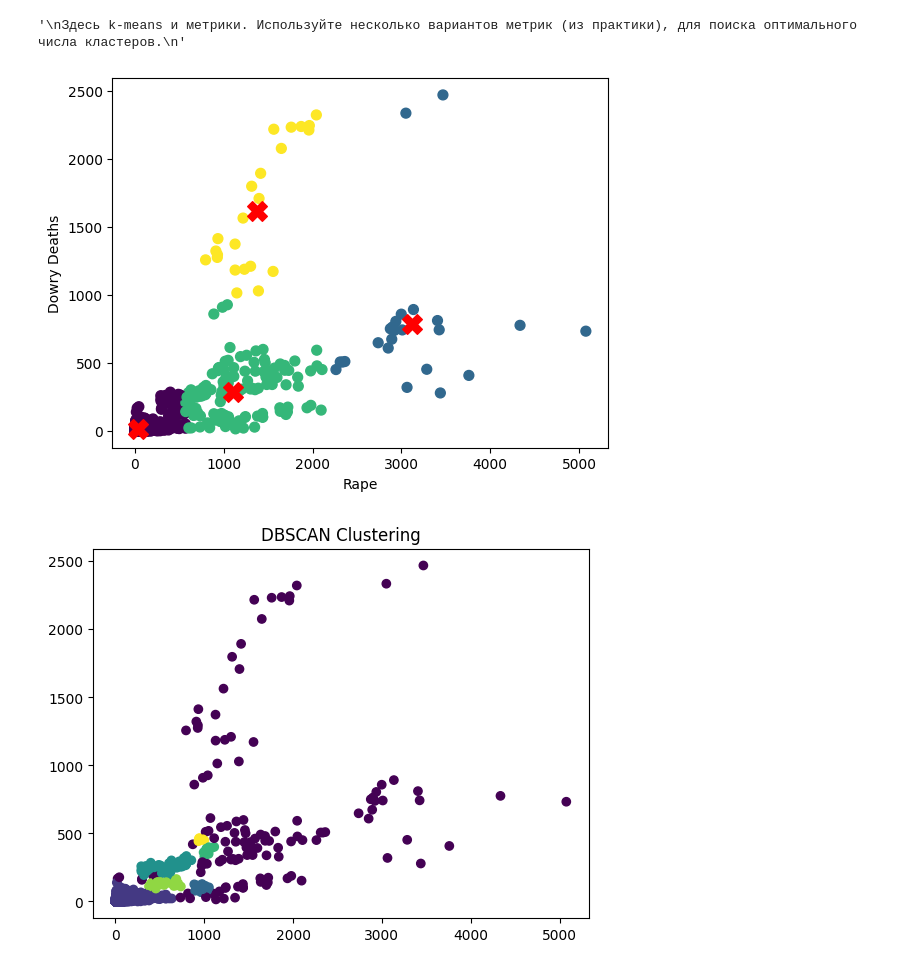
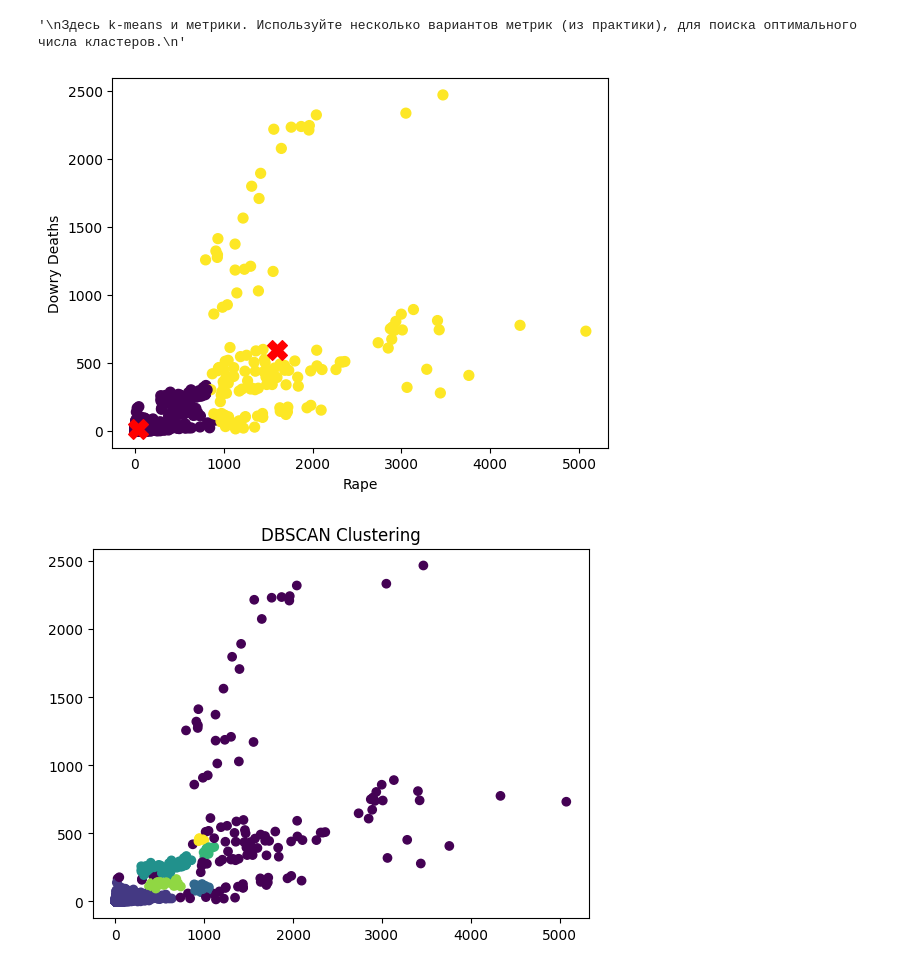
Before and after one commit to fluffymouses/fluffymouses, a Jupyter notebook: lab4/Задание_4.ipynb, the cells around one changed output. Drawn from its saved outputs; the diff is of its cells as text; code cells hidden in the pictures.

```diff
--- a/lab4/Задание_4.ipynb
+++ b/lab4/Задание_4.ipynb
@@ -168,24 +168,24 @@ df_cluster
 # %%
 #k-means
 
 from sklearn.cluster import KMeans
-kmeans = KMeans(n_clusters=4)
+kmeans = KMeans(n_clusters=2)
 X = df_cluster[["Rape", "Dowry Deaths"]]
 X
 # Производим кластеризацию данных
 kmeans.fit(X)
 
 # Получаем центры кластеров и прогнозируем принадлежность к кластерам
 cluster_centers = kmeans.cluster_centers_
 cluster_labels = kmeans.labels_
 # Визуализируем результаты кластеризации
 plt.scatter(df["Rape"], df["Dowry Deaths"], c=cluster_labels, s=50, cmap='viridis')
 plt.scatter(cluster_centers[:, 0], cluster_centers[:, 1], c='red', s=200, marker='X')
 plt.xlabel('Rape')
 plt.ylabel('Dowry Deaths')
 plt.show()
 # %% [output]
-[figure, old version]
+[figure, new version]
 # %%
 # метрики
 
```
Also changed, not shown: parts of 6 cells of this notebook.
